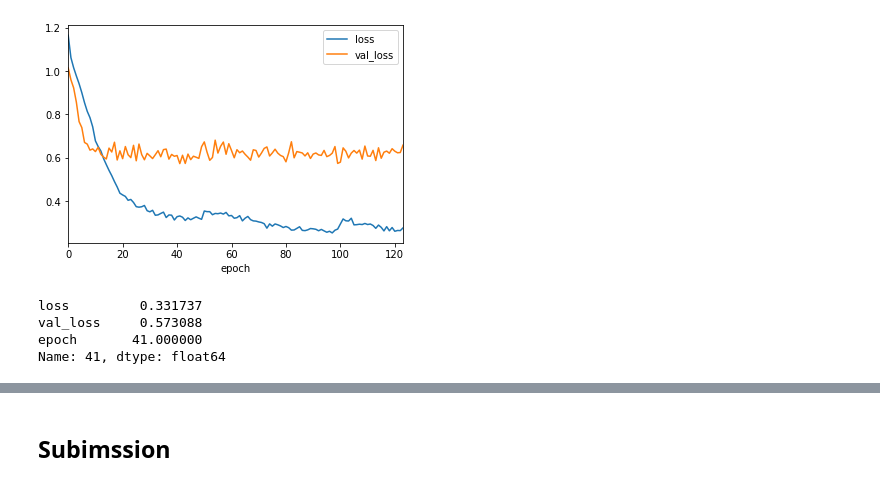
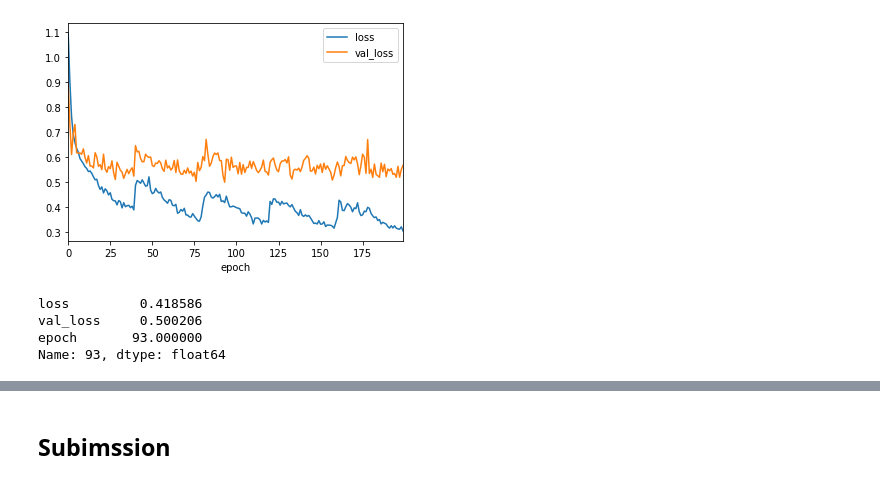
Before and after one commit to yusuke0324/siim_pneumo, a Jupyter notebook: vis_train.ipynb, the cells around one changed output, grey strips where cells are left out. Drawn from its saved outputs; the diff is of its cells as text; code cells hidden in the pictures.

```diff
--- a/vis_train.ipynb
+++ b/vis_train.ipynb
@@ -25,16 +23,16 @@ def show_log(dir_name, fold='1',col=None, show_params=True):
 #         show_train_params(dir_name)
     return log
 # %%
-log = show_log('2019_0816_1408',fold='1',col=['loss', 'val_loss','epoch'])
+log = show_log('2019_0817_2029',fold='1',col=['loss', 'val_loss','epoch'])
 # %% [output]
-[figure, old version]
+[figure, new version]
 # %%
 best_index = log['val_loss'].idxmin()
 log.iloc[best_index]
 # %% [output]
-loss         0.331737
-val_loss     0.573088
-epoch       41.000000
-Name: 41, dtype: float64
+loss         0.418586
+val_loss     0.500206
+epoch       93.000000
+Name: 93, dtype: float64
 # %%
 fold='1'
```
Also changed, not shown: parts of 19 cells of this notebook, 7 other files.
